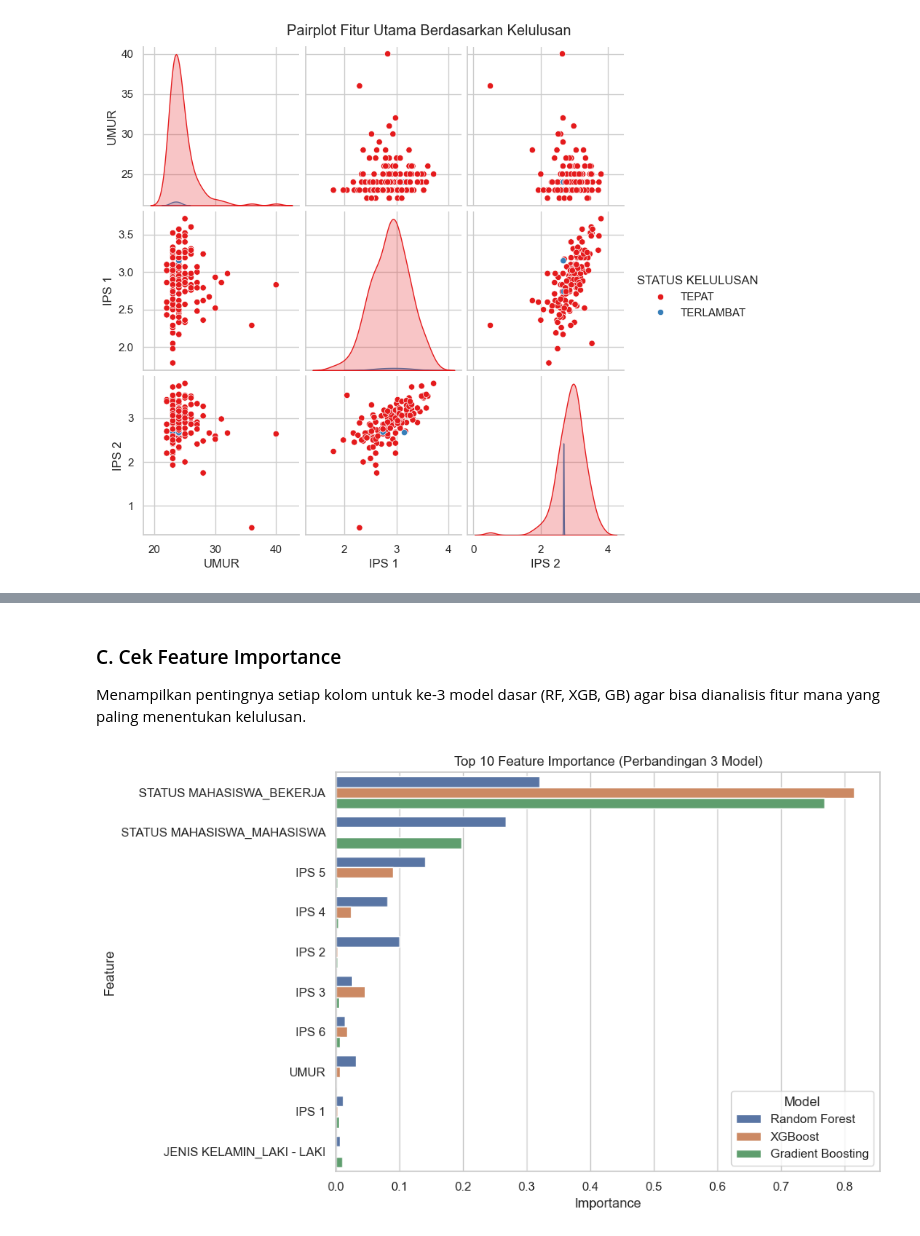
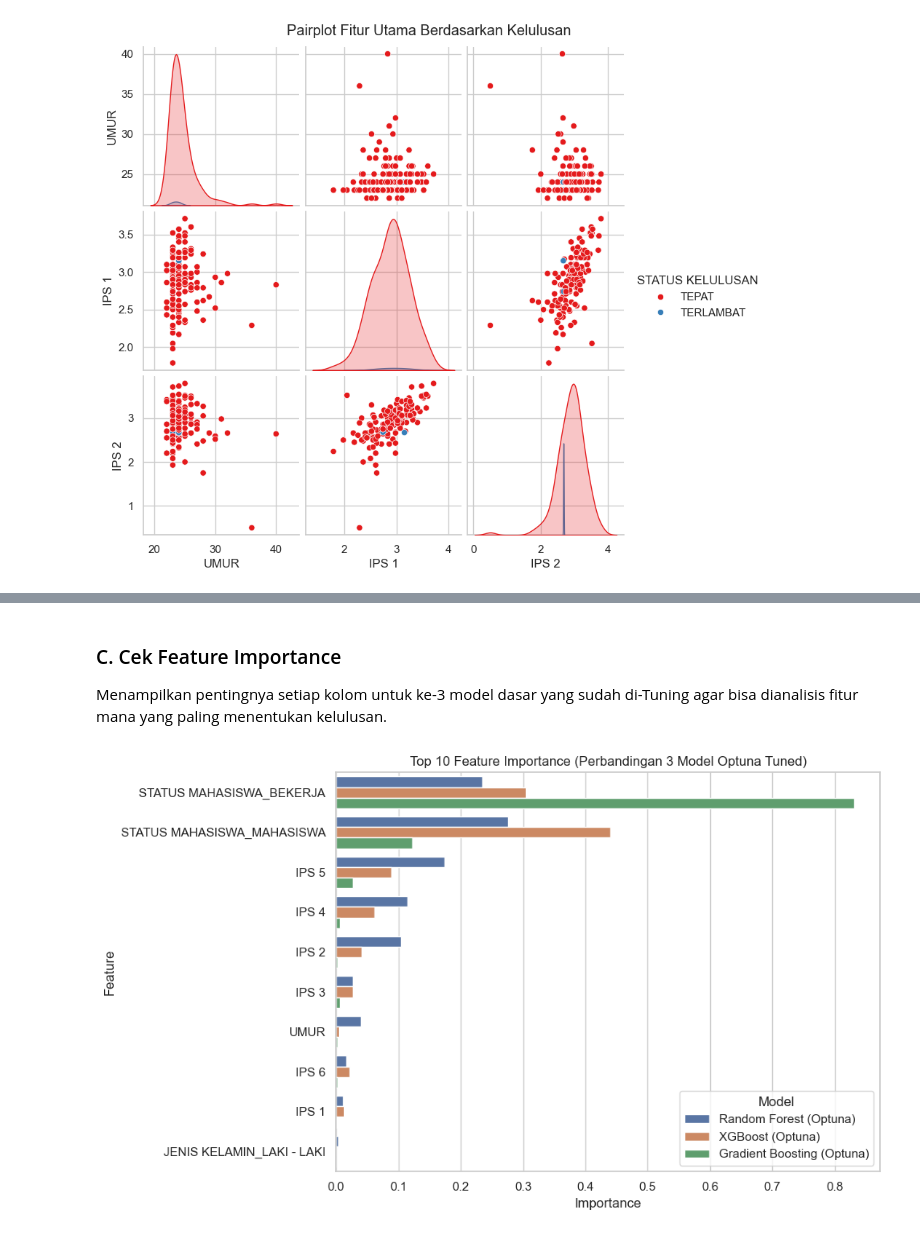
Before and after one commit to Bagus2510/gradtracker-mleng, a Jupyter notebook: model_kelulusan.ipynb, the cells around one changed output, grey strips where cells are left out. Cells and saved outputs as stored; diff of their text form; code cells hidden in the pictures.

```diff
--- a/model_kelulusan.ipynb
+++ b/model_kelulusan.ipynb
@@ -328,39 +393,23 @@ Menggambar *Confusion Matrix* dan kurva *ROC* dari model paling *robust*. Kita m
 # %%
-best_pipe = pipelines[best_model_name]
+best_model = fitted_models[best_model_name]
 
 # Prediksi untuk Visualisasi
-y_pred_vis = best_pipe.predict(X_test)
-y_prob_vis = best_pipe.predict_proba(X_test)[:, 1]
+y_pred_vis = best_model.predict(X_test)
+y_prob_vis = best_model.predict_proba(X_test)[:, 1]
 
 fig, ax = plt.subplots(1, 2, figsize=(12, 5))
-
-# Memaksa confusion matrix untuk membaca semua label yang ada
-classes_list = range(len(target_le.classes_))
 
 ConfusionMatrixDisplay.from_predictions(
     y_test,
     y_pred_vis,
-    labels=classes_list,
     display_labels=target_le.classes_,
     cmap='Blues',
     ax=ax[0]
 )
 ax[0].set_title(f'Confusion Matrix ({best_model_name})')
 
-# Cek apakah Test Set berisi > 1 kelas (ROC hanya bisa digambar jika ada 2 kelas)
-n_classes_in_test = len(np.unique(y_test))
-
-if n_classes_in_test > 1:
-    try:
-        RocCurveDisplay.from_predictions(y_test, y_prob_vis, ax=ax[1])
-        ax[1].set_title(f'ROC Curve ({best_model_name})')
-    except Exception as e:
-        ax[1].text(0.5, 0.5, f'ROC Plot Error:\n{e}', ha='center', va='center', wrap=True)
-else:
-    ax[1].text(0.5, 0.5, 'ROC Curve (N/A)\n\nDataset murni 1 kelas karena\ndata testing sangat imbalanced!',
-               ha='center', va='center', wrap=True)
-    ax[1].set_axis_off()
-    print("WARNING: Test set hanya memiliki 1 kelas. Evaluasi ROC Curve tidak dapat dilakukan pada split ini.")
+RocCurveDisplay.from_predictions(y_test, y_prob_vis, ax=ax[1])
+ax[1].set_title(f'ROC Curve ({best_model_name})')
 
 plt.tight_layout()
 plt.show()
@@ -412,33 +452,33 @@ plt.show()
 # %% [markdown]
 ### C. Cek Feature Importance
-Menampilkan pentingnya setiap kolom untuk ke-3 model dasar (RF, XGB, GB) agar bisa dianalisis fitur mana yang paling menentukan kelulusan.
+Menampilkan pentingnya setiap kolom untuk ke-3 model dasar yang sudah di-Tuning agar bisa dianalisis fitur mana yang paling menentukan kelulusan.
 # %%
-preproc = pipelines['Random Forest'].named_steps['preprocessor']
 feat_num = num_cols
-
 try:
-    feat_cat = preproc.named_transformers_['cat'].named_steps['onehot'].get_feature_names_out(cat_cols)
+    feat_cat = preprocessor.named_transformers_['cat'].named_steps['onehot'].get_feature_names_out(cat_cols)
     feat_names = list(feat_num) + list(feat_cat)
 except Exception as e:
-    feat_names = [f"Feature_{i}" for i in range(X_train_trans.shape[1])]
+    feat_names = [f"Feature_{i}" for i in range(X_trans.shape[1])]
 
 fi_data = {'Feature': feat_names}
-for name in ['Random Forest', 'XGBoost', 'Gradient Boosting']:
-    model = pipelines[name].named_steps['classifier']
+model_names_plot = ['Random Forest (Optuna)', 'XGBoost (Optuna)', 'Gradient Boosting (Optuna)']
+
+for name in model_names_plot:
+    model = fitted_models[name]
     importances = model.feature_importances_
     if len(importances) == len(feat_names):
         fi_data[name] = importances
 
 df_fi = pd.DataFrame(fi_data)
-df_fi['Average Importance'] = df_fi[['Random Forest', 'XGBoost', 'Gradient Boosting']].mean(axis=1)
+df_fi['Average Importance'] = df_fi[model_names_plot].mean(axis=1)
 df_fi = df_fi.sort_values(by='Average Importance', ascending=False).head(10)
 
-df_fi_melt = df_fi.melt(id_vars='Feature', value_vars=['Random Forest', 'XGBoost', 'Gradient Boosting'], var_name='Model', value_name='Importance')
+df_fi_melt = df_fi.melt(id_vars='Feature', value_vars=model_names_plot, var_name='Model', value_name='Importance')
 
 plt.figure(figsize=(10, 6))
 sns.barplot(data=df_fi_melt, x='Importance', y='Feature', hue='Model')
-plt.title('Top 10 Feature Importance (Perbandingan 3 Model)')
+plt.title('Top 10 Feature Importance (Perbandingan 3 Model Optuna Tuned)')
 plt.tight_layout()
 plt.show()
 # %% [output]
-[figure, old version]
+[figure, new version]
```
Also changed, not shown: parts of 28 cells of this notebook, 1 other file.
